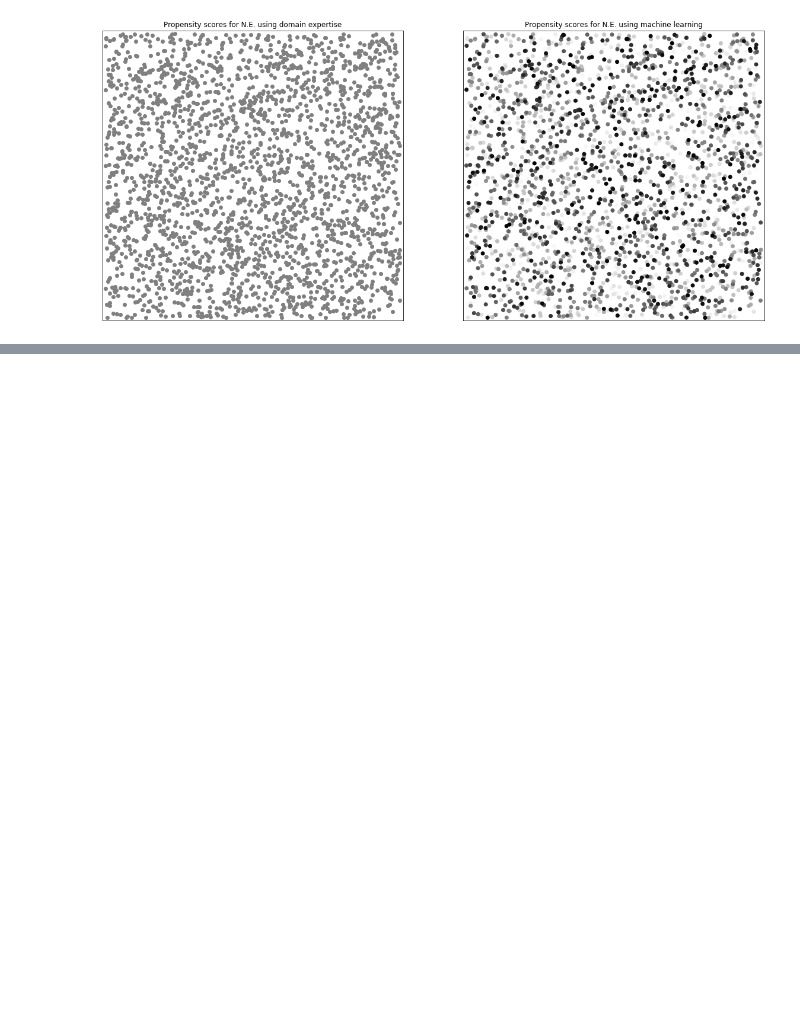
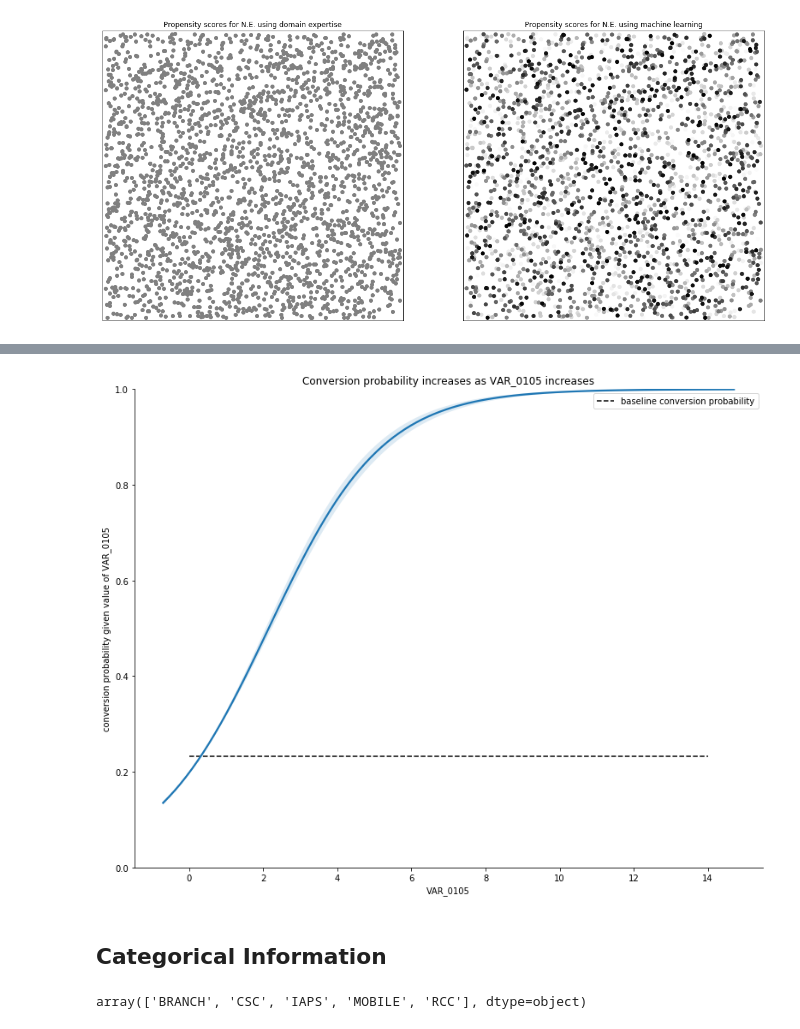
Before and after one commit to TonyBlonigan/marketing_campaign_optimization, a Jupyter notebook: presentation.ipynb, the cells around one changed output, grey strips where cells are left out. Cells and saved outputs as stored; diff of their text form; code cells hidden in the pictures; blank space fills up the shorter version.

Commit message:
added categorical data analysis graph

```diff
--- a/presentation.ipynb
+++ b/presentation.ipynb
@@ -36,12 +40,30 @@ We can visualize group of N.E. clients by representing each individual as a dot,
 import matplotlib.pyplot as plt
 import numpy as np
 import pandas as pd
+import seaborn as sns
+from scipy.stats import entropy
+
+# modeling libraries
+from sklearn.compose import ColumnTransformer
+from sklearn.ensemble import RandomForestClassifier
+from sklearn.experimental import enable_iterative_imputer
+from sklearn.impute import SimpleImputer, IterativeImputer, KNNImputer
+from sklearn.metrics import classification_report, confusion_matrix, accuracy_score, roc_auc_score
+from sklearn.model_selection import train_test_split, GridSearchCV
+from sklearn.pipeline import Pipeline, make_pipeline
+from sklearn.preprocessing import OneHotEncoder, StandardScaler
 
 # read data if its not already loaded
 try:
     df
 except NameError:
     df = pd.read_csv('data/train.csv.zip')
+
+# train test split
+x_train, x_test, y_train, y_test = train_test_split(df.drop(columns=['ID', 'target']),
+                                                    df[['target']],
+                                                    test_size=0.33, random_state=1,
+                                                    shuffle=True, stratify=df[['target']])
 
 # create market strategy visualizations for presentation
 np.random.seed(1)
@@ -103,0 +137,51 @@ To the extent that we are lowering costs faster than we are reducing revenue gen
+# %%
+# calculate all numeric correlations with the target
+x_train_num = x_train.select_dtypes(exclude='object')
+
+col_corr_cols = []
+col_corr = []
+
+for c in x_train_num.columns:
+    # ignore nans
+    msk = ~np.isnan(x_train_num[c])
+    this_cor = np.corrcoef(x_train_num.loc[msk, c], y_train.loc[msk, 'target'])[0][1]
+
+    if np.isnan(this_cor):
+        continue
+    else:
+        col_corr_cols.append(c)
+        col_corr.append(this_cor)
+
+# find most correlated column
+col_corr = np.array(col_corr)
+
+# find
+idx_max = np.argmax(np.abs(col_corr))
+c = col_corr_cols[idx_max]
+
+p_naive = y_train.target.value_counts()[1] / len(y_train)
+
+sns_df = pd.concat((x_train_num, y_train), axis=1)
+sns.lmplot(c,'target', data=sns_df,
+           logistic=True, scatter=False, height=8.5, aspect=11/8.5)
+plt.hlines(p_naive, min(x_train_num[c]), max(x_train_num[c]), linestyles='--',
+           label='baseline conversion probability')
+plt.ylim(0, 1)
+plt.title(f'Conversion probability increases as {c} increases')
+plt.ylabel(f'conversion probability given value of {c}')
+plt.legend()
+plt.show()
+
+del x_train_num, sns_df
+# %% [output]
+[figure, added]
+# %% [markdown]
+## Categorical Information
+# %%
+split_col = x_train['VAR_1934']
+
+lvl, n = np.unique(split_col, return_counts=True, )
+lvl
+# split_col
+# %% [output]
+array(['BRANCH', 'CSC', 'IAPS', 'MOBILE', 'RCC'], dtype=object)
```
Also changed, not shown: parts of 14 cells of this notebook.
